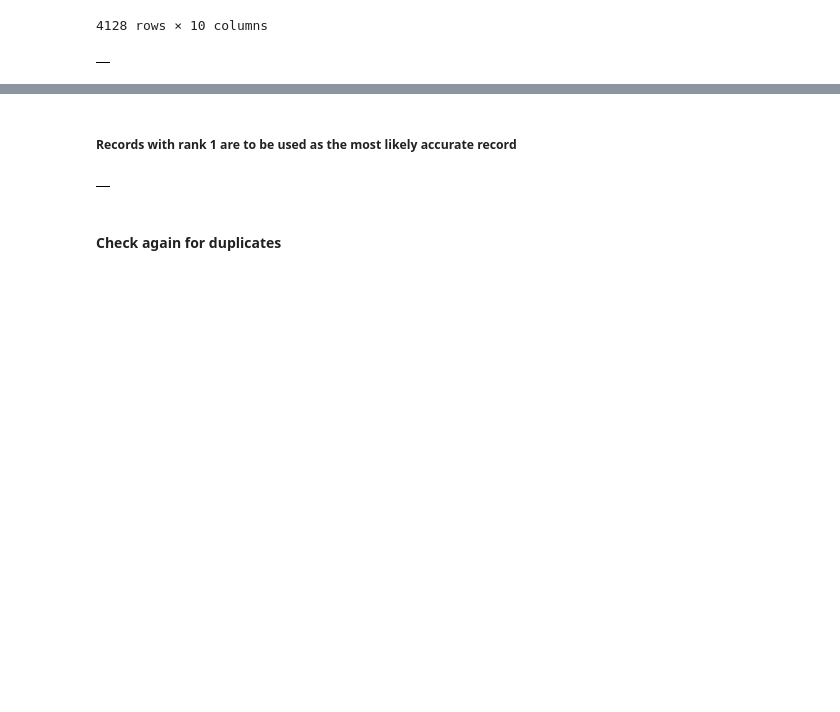
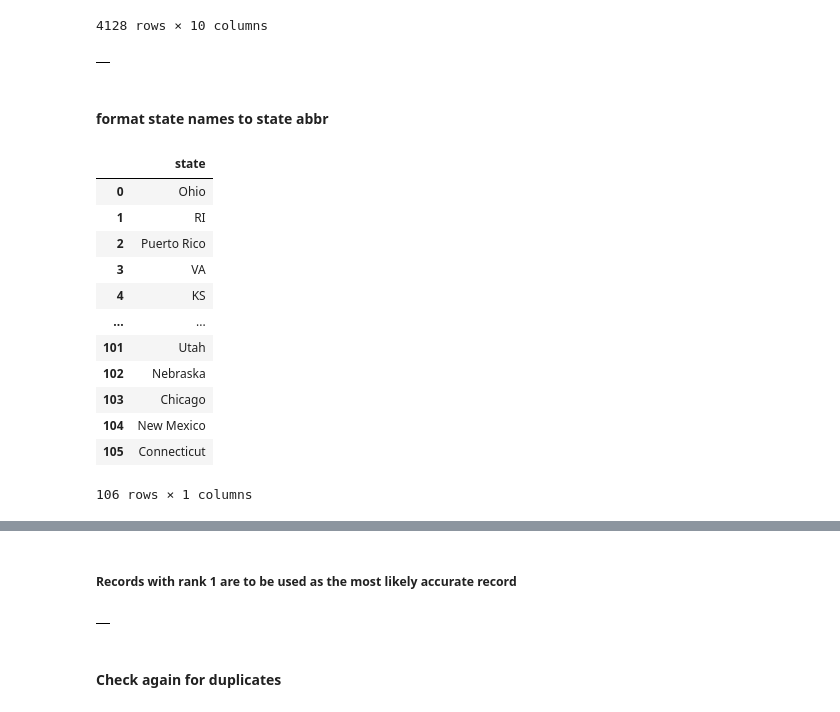
Before and after one commit to cs327e-spring2020/stacy_gomez, a Jupyter notebook: extra_cred/covid_19_modeled.ipynb, the cells around one changed output, grey strips where cells are left out. Cells and saved outputs as stored; diff of their text form; code cells hidden in the pictures; blank space fills up the shorter version.

```diff
--- a/extra_cred/covid_19_modeled.ipynb
+++ b/extra_cred/covid_19_modeled.ipynb
@@ -502,3 +502,23 @@ from covid_19_modeled.location_SQL_4)
 where rank = 1
 # %% [output]
 |  |
+# %% [markdown]
+#### format state names to state abbr
+# %%
+%%bigquery
+select distinct state
+from covid_19_modeled.location_SQL_5
+# %% [output]
+|  | state |
+| 0 | Ohio |
+| 1 | RI |
+| 2 | Puerto Rico |
+| 3 | VA |
+| 4 | KS |
+| ... | ... |
+| 101 | Utah |
+| 102 | Nebraska |
+| 103 | Chicago |
+| 104 | New Mexico |
+| 105 | Connecticut |
+106 rows × 1 columns
```
Also changed, not shown: parts of 7 cells of this notebook, 1 other file.
